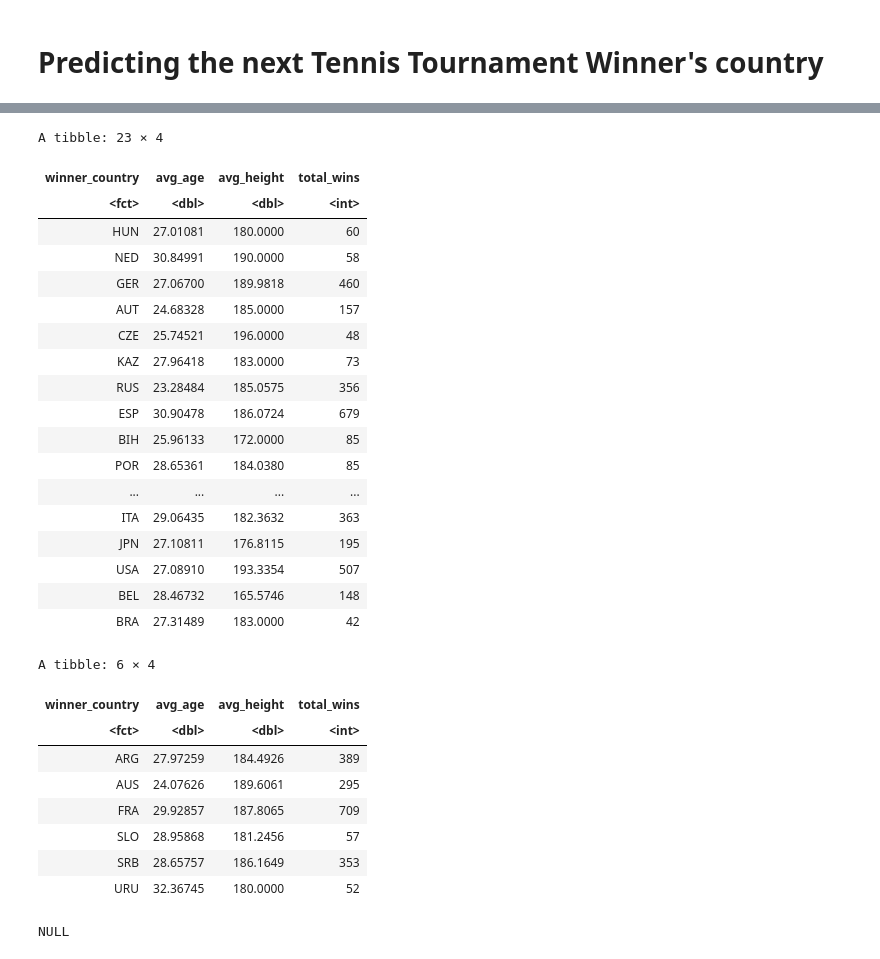
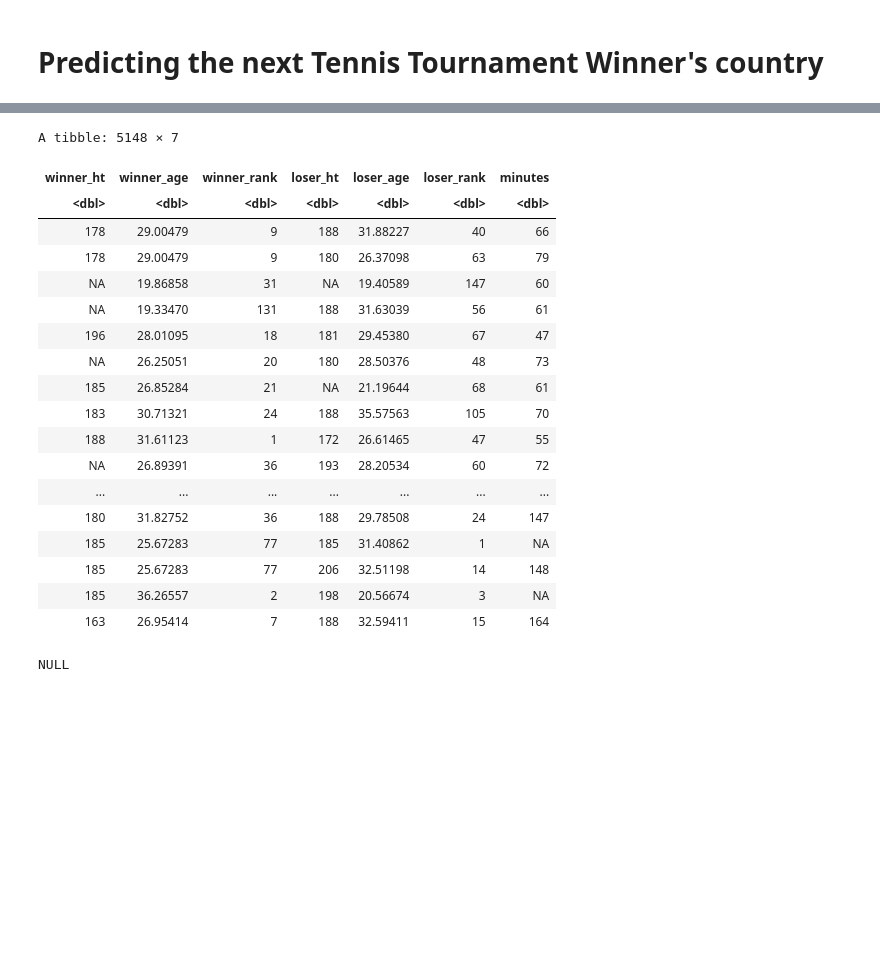
Before and after one commit to Ramnik2003/starting-dsci, a Jupyter notebook: GPP3.ipynb, the cells around one changed output, grey strips where cells are left out. Cells and saved outputs as stored; diff of their text form; code cells hidden in the pictures; blank space fills up the shorter version.

```diff
--- a/GPP3.ipynb
+++ b/GPP3.ipynb
@@ -60,11 +78,9 @@ Here we will group the winners' countries and count the number of times they won
 # %%
-# Group winners by country and calculate statistics
-winner_stats <- tournament_players |>
-  group_by(winner_country) |>
-  summarize(avg_age = mean(winner_age, na.rm = TRUE),
-            avg_height = mean(winner_ht, na.rm = TRUE),
-            total_wins = n())|>
-filter(!is.na(avg_height))|>
-filter(total_wins>30)
-winner_stats
+# Select the predictive variable and our predictors
+
+opponent_stats <- tennis_players |>
+    select(winner_ht, winner_age, winner_rank, loser_ht, loser_age, loser_rank, minutes) |>
+    arrange(winner_rank)
+
+opponent_stats
 # %% [output]
@@ -105,42 +122,33 @@ So we split the data into two sets:
 This approach helps us to evaluate the performance of the model.
 # %%
 # Split the dataset into training and testing sets
-library(rsample)
 set.seed(123) # for reproducibility
-data_split <- initial_split(winner_stats, prop = 0.8)
-data_train <- training(data_split)
-data_test <- testing(data_split)
-data_train
-data_test
+
+opponent_split <- initial_split(opponent_stats, prop = 0.75, strata = minutes)
+opponent_train <- training(opponent_split)
+opponent_test <- testing(opponent_split)
+
+opponent_train
 # %% [output]
-A tibble: 23 × 4
+A tibble: 5148 × 7
-| winner_country | avg_age | avg_height | total_wins |
-| <fct> | <dbl> | <dbl> | <int> |
-| HUN | 27.01081 | 180.0000 | 60 |
-| NED | 30.84991 | 190.0000 | 58 |
-| GER | 27.06700 | 189.9818 | 460 |
-| AUT | 24.68328 | 185.0000 | 157 |
-| CZE | 25.74521 | 196.0000 | 48 |
-| KAZ | 27.96418 | 183.0000 | 73 |
-| RUS | 23.28484 | 185.0575 | 356 |
-| ESP | 30.90478 | 186.0724 | 679 |
-| BIH | 25.96133 | 172.0000 | 85 |
-| POR | 28.65361 | 184.0380 | 85 |
-| ... | ... | ... | ... |
-| ITA | 29.06435 | 182.3632 | 363 |
-| JPN | 27.10811 | 176.8115 | 195 |
-| USA | 27.08910 | 193.3354 | 507 |
-| BEL | 28.46732 | 165.5746 | 148 |
-| BRA | 27.31489 | 183.0000 | 42 |
+| winner_ht | winner_age | winner_rank | loser_ht | loser_age | loser_rank | minutes |
+| <dbl> | <dbl> | <dbl> | <dbl> | <dbl> | <dbl> | <dbl> |
+| 178 | 29.00479 | 9 | 188 | 31.88227 | 40 | 66 |
+| 178 | 29.00479 | 9 | 180 | 26.37098 | 63 | 79 |
+| NA | 19.86858 | 31 | NA | 19.40589 | 147 | 60 |
+| NA | 19.33470 | 131 | 188 | 31.63039 | 56 | 61 |
+| 196 | 28.01095 | 18 | 181 | 29.45380 | 67 | 47 |
+| NA | 26.25051 | 20 | 180 | 28.50376 | 48 | 73 |
+| 185 | 26.85284 | 21 | NA | 21.19644 | 68 | 61 |
+| 183 | 30.71321 | 24 | 188 | 35.57563 | 105 | 70 |
+| 188 | 31.61123 | 1 | 172 | 26.61465 | 47 | 55 |
+| NA | 26.89391 | 36 | 193 | 28.20534 | 60 | 72 |
+| ... | ... | ... | ... | ... | ... | ... |
+| 180 | 31.82752 | 36 | 188 | 29.78508 | 24 | 147 |
+| 185 | 25.67283 | 77 | 185 | 31.40862 | 1 | NA |
+| 185 | 25.67283 | 77 | 206 | 32.51198 | 14 | 148 |
+| 185 | 36.26557 | 2 | 198 | 20.56674 | 3 | NA |
+| 163 | 26.95414 | 7 | 188 | 32.59411 | 15 | 164 |
-A tibble: 6 × 4
-| winner_country | avg_age | avg_height | total_wins |
-| <fct> | <dbl> | <dbl> | <int> |
-| ARG | 27.97259 | 184.4926 | 389 |
-| AUS | 24.07626 | 189.6061 | 295 |
-| FRA | 29.92857 | 187.8065 | 709 |
-| SLO | 28.95868 | 181.2456 | 57 |
-| SRB | 28.65757 | 186.1649 | 353 |
-| URU | 32.36745 | 180.0000 | 52 |
 # %%
 options(repr.plot.width = 8, repr.plot.height = 8)
 
```
Also changed, not shown: parts of 10 cells of this notebook, 3 other files.
